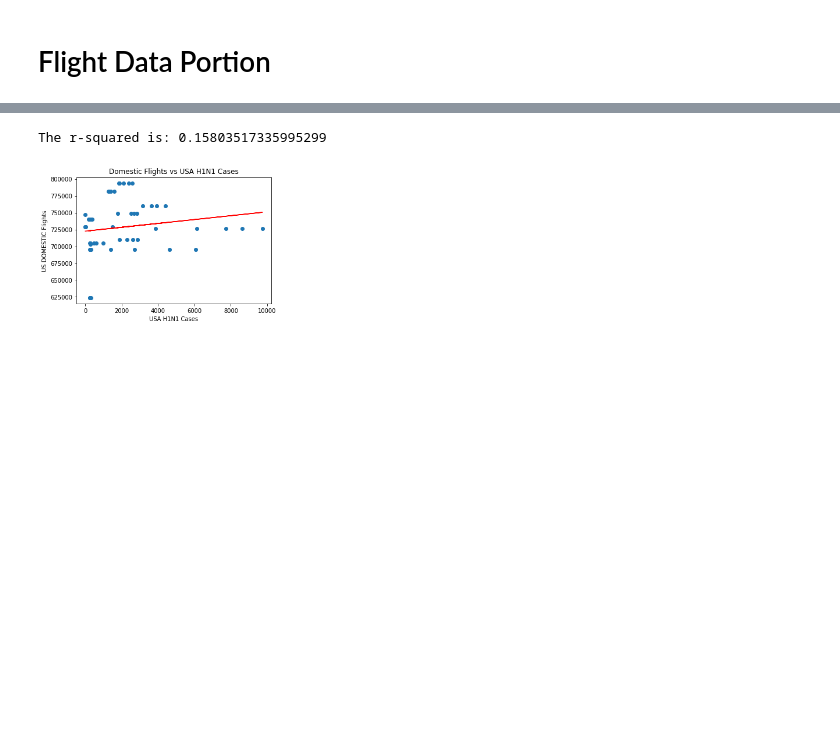
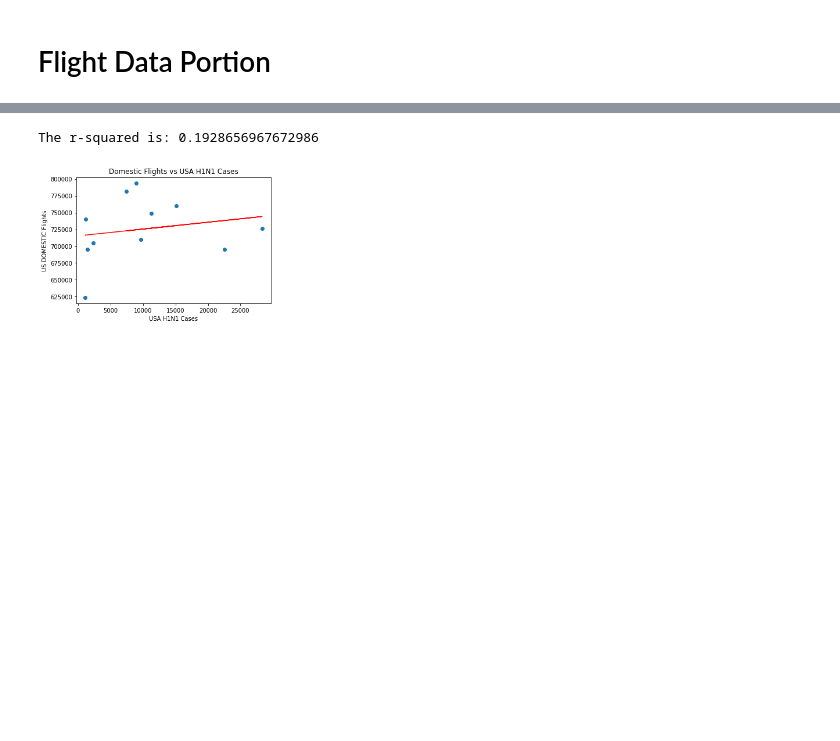
Before and after one commit to vbhakta27/group3, a Jupyter notebook: Main.ipynb, the cells around one changed output, grey strips where cells are left out. Saved outputs shown, nothing was run; the diff lists cells and outputs as text; code cells hidden in the pictures.

```diff
--- a/Main.ipynb
+++ b/Main.ipynb
@@ -203,0 +213,17 @@ merged_df.head()
+# %%
+#create a list of Dates and populate it
+Date = []
+for y, m in zip(flight_data_df.Year, flight_data_df.Month):
+    Date.append(date(y, m, 1))
+
+#Add Date column based on list above
+flight_data_df['Date'] = Date
+
+#create average flight dataframe
+avg_flight_df = flight_data_df.groupby(['Month']).mean()
+
+#drop Year columns in average flight df
+del avg_flight_df['Year']
+
+#preview flight df
+avg_flight_df.head()
@@ -203,0 +238,20 @@ merged_df.head()
+# %%
+#create USA specific df
+usa_df = trimmed_flu_data.loc[trimmed_flu_data["Country"] == 'United States of America']
+
+#group by Year and Month
+usa_df = usa_df.groupby(['Year', 'Month']).sum()
+
+#remove columns
+del usa_df['Week']
+
+#merge usa flight and flu data
+merged_df = pd.merge(flight_data_df, usa_df, on = ['Year', 'Month'], how="inner")
+
+#do a second merge to add average flight df
+merged_df = pd.merge(merged_df, avg_flight_df, on = 'Month', how = "inner", suffixes = ("", "_AVG"))
+
+
+merged_df.sort_values(by = ['Date'], inplace = True, ascending = True, axis = 0)
+
+merged_df
@@ -213,18 +293,18 @@ plt.show()
 # %%
 #run scatter plot and calculate r square
-x_values = merged_df['AH1N12009']
+x_values = merged_df['H1N1_Cases']
 y_values = merged_df['DOMESTIC']
 (slope, intercept, rvalue, pvalue, stderr) = linregress(x_values, y_values)
 regress_values = x_values * slope + intercept
 line_eq = "y = " + str(round(slope,2)) + "x + " + str(round(intercept,2))
 plt.scatter(x_values,y_values)
 plt.plot(x_values,regress_values,"r-")
 plt.annotate(line_eq,(0,50),fontsize=15,color="red")
 plt.xlabel('USA H1N1 Cases')
 plt.ylabel('US DOMESTIC Flights')
 plt.title("Domestic Flights vs USA H1N1 Cases")
 print(f"The r-squared is: {rvalue}")
 plt.show()
 # %% [output]
-The r-squared is: 0.15803517335995299
+The r-squared is: 0.1928656967672986
-[figure, old version]
+[figure, new version]
```
Also changed, not shown: parts of 24 cells of this notebook, 7 other files.
